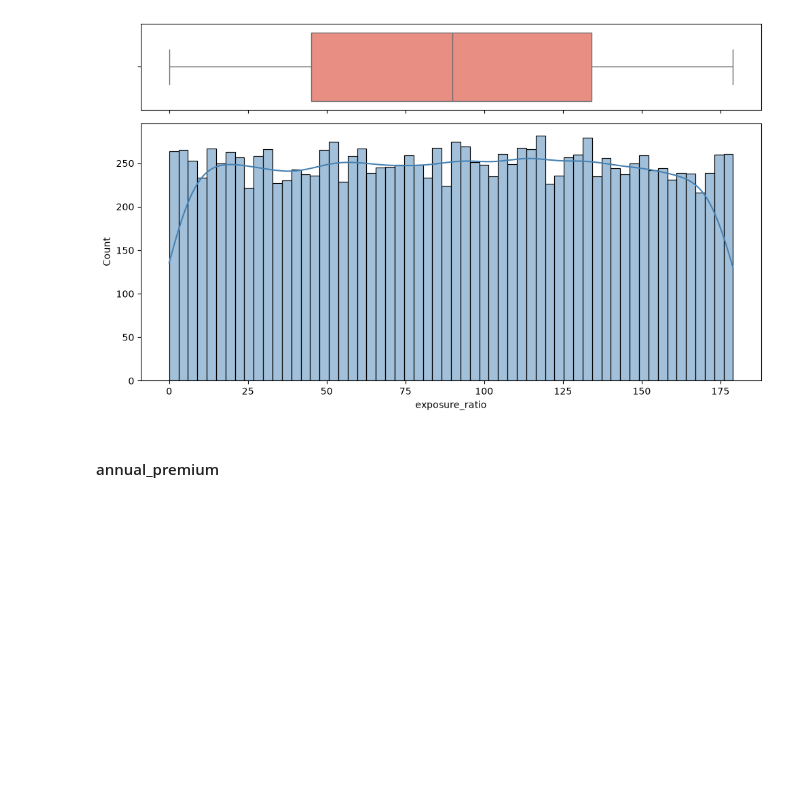
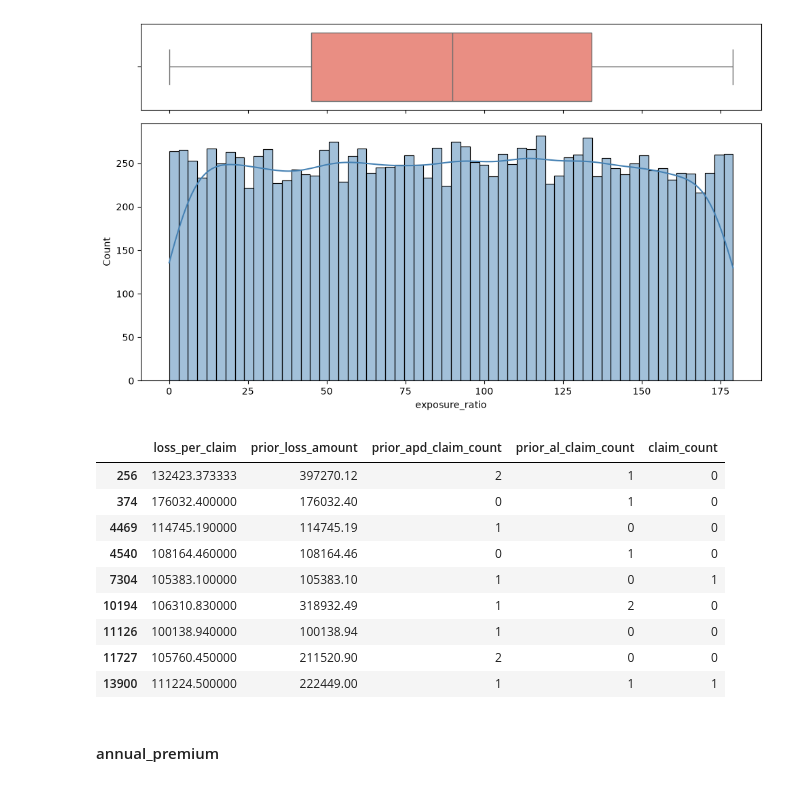
Before and after one commit to gregorovamaria/ds_risk_scoring_case_study, a Jupyter notebook: notebooks/01_eda.ipynb, the cells around one changed output. Drawn from its saved outputs; the diff is of its cells as text; code cells hidden in the pictures; blank space fills up the shorter version.

```diff
--- a/notebooks/01_eda.ipynb
+++ b/notebooks/01_eda.ipynb
@@ -1258,6 +1258,27 @@ for col in all_numerical_cols:
 [figure]
 [figure]
 [figure]
+# %%
+df[df["loss_per_claim"] > 100000][
+    [
+        "loss_per_claim",
+        "prior_loss_amount",
+        "prior_apd_claim_count",
+        "prior_al_claim_count",
+        "claim_count"
+    ]
+]
+# %% [output]
+|  | loss_per_claim | prior_loss_amount | prior_apd_claim_count | prior_al_claim_count | claim_count |
+| 256 | 132423.373333 | 397270.12 | 2 | 1 | 0 |
+| 374 | 176032.400000 | 176032.40 | 0 | 1 | 0 |
+| 4469 | 114745.190000 | 114745.19 | 1 | 0 | 0 |
+| 4540 | 108164.460000 | 108164.46 | 0 | 1 | 0 |
+| 7304 | 105383.100000 | 105383.10 | 1 | 0 | 1 |
+| 10194 | 106310.830000 | 318932.49 | 1 | 2 | 0 |
+| 11126 | 100138.940000 | 100138.94 | 1 | 0 | 0 |
+| 11727 | 105760.450000 | 211520.90 | 2 | 0 | 0 |
+| 13900 | 111224.500000 | 222449.00 | 1 | 1 | 1 |
 # %% [markdown]
 #### annual_premium
 # %%
```
Also changed, not shown: 3 other files.
